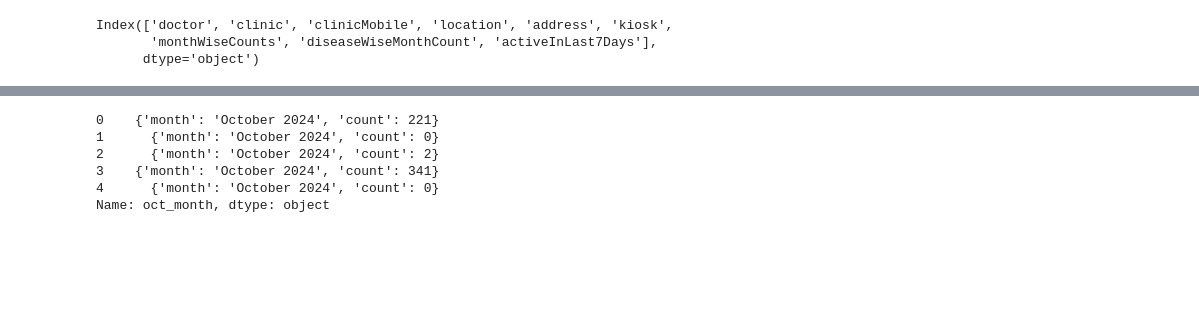
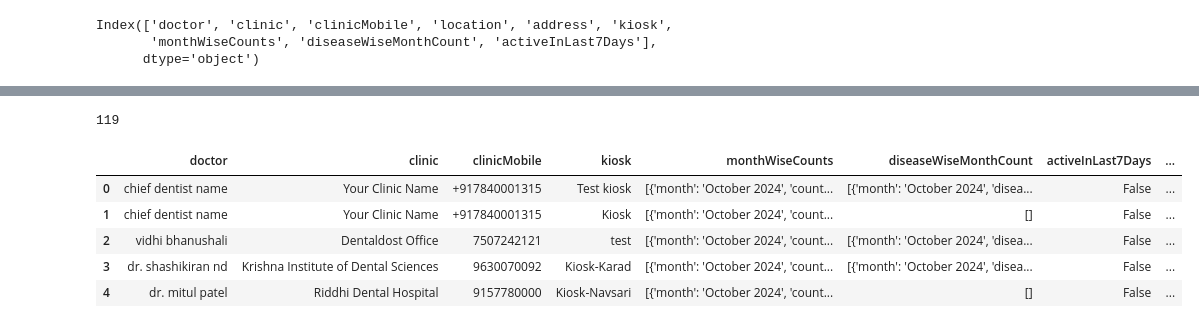
Before and after one commit to tejas-p-28/scano_data_analysis, a Jupyter notebook: scano_data.ipynb, the cells around one changed output, grey strips where cells are left out. Saved outputs shown, nothing was run; the diff lists cells and outputs as text; code cells hidden in the pictures; blank space fills up the shorter version.

```diff
--- a/scano_data.ipynb
+++ b/scano_data.ipynb
@@ -59,3 +69,0 @@ df.head()
-# %%
-df = pd.concat([df, month_wise_counts], axis=1)
-df = df.drop(columns=["monthWiseCounts"])
@@ -61,0 +85,10 @@ df = df.drop(columns=["monthWiseCounts"])
+# %%
+def get_state_from_city(city):
+    location = geolocator.geocode(city)
+    if location:
+        address_components = location.raw.get('address_components', [])
+        for component in address_components:
+            if 'administrative_area_level_1' in component['types']:
+                return component['long_name']
+        return location.address
+    return None
@@ -71,9 +128,13 @@ df.head()
+# %%
+df['city'].nunique()
+# %% [output]
+119
 # %%
-df['oct_month'].head()
+df.head()
 # %% [output]
-0    {'month': 'October 2024', 'count': 221}
-1      {'month': 'October 2024', 'count': 0}
-2      {'month': 'October 2024', 'count': 2}
-3    {'month': 'October 2024', 'count': 341}
-4      {'month': 'October 2024', 'count': 0}
-Name: oct_month, dtype: object
+|  | doctor | clinic | clinicMobile | kiosk | monthWiseCounts | diseaseWiseMonthCount | activeInLast7Days | ... |
+| 0 | chief dentist name | Your Clinic Name | +917840001315 | Test kiosk | [{'month': 'October 2024', 'count... | [{'month': 'October 2024', 'disea... | False | ... |
+| 1 | chief dentist name | Your Clinic Name | +917840001315 | Kiosk | [{'month': 'October 2024', 'count... | [] | False | ... |
+| 2 | vidhi bhanushali | Dentaldost Office | 7507242121 | test | [{'month': 'October 2024', 'count... | [{'month': 'October 2024', 'disea... | False | ... |
+| 3 | dr. shashikiran nd | Krishna Institute of Dental Sciences | 9630070092 | Kiosk-Karad | [{'month': 'October 2024', 'count... | [{'month': 'October 2024', 'disea... | False | ... |
+| 4 | dr. mitul patel | Riddhi Dental Hospital | 9157780000 | Kiosk-Navsari | [{'month': 'October 2024', 'count... | [] | False | ... |
```
Also changed, not shown: parts of 93 cells of this notebook, 2 other files.
